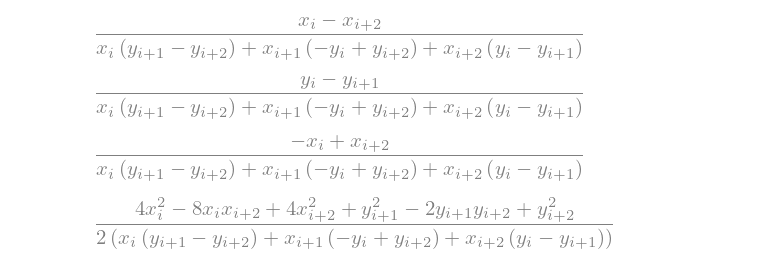
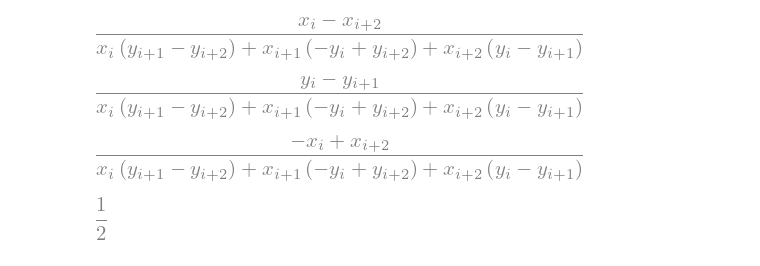
Before and after one commit to LeoBasov/hamt, a Jupyter notebook: doc/jupyter/FEM_2d.ipynb, the cells around one changed output. Drawn from its saved outputs; the diff is of its cells as text; code cells hidden in the pictures.

```diff
--- a/doc/jupyter/FEM_2d.ipynb
+++ b/doc/jupyter/FEM_2d.ipynb
@@ -172,7 +221,9 @@ diff_phi_ip_dy = diff(phi_ip, xi)*deta_dy + diff(phi_ip, eta)*deta_dy
 diff_phi_ipp_dx = diff(phi_ipp, xi)*dxi_dx + diff(phi_ipp, eta)*deta_dx
 diff_phi_ipp_dy = diff(phi_ipp, xi)*deta_dy + diff(phi_ipp, eta)*deta_dy
 # %%
-int_ii = integrate(integrate(det_J*diff_phi_i_dx*diff_phi_i_dx + det_J*diff_phi_i_dy*diff_phi_i_dy, (xi, 0, 1 - eta)), (eta, 0, 1))
-factor(int_ii, (x_i, x_ip, x_ipp))
+int_ii = integrate(integrate(1, (xi, 0, 1 - eta)), (eta, 0, 1))
+#factor(int_ii, (x_i, x_ip, x_ipp))
-# %% [output]
-[figure, removed]
+# %%
+int_ii
+# %% [output]
+[figure, added]
```
Also changed, not shown: parts of 2 cells of this notebook.
